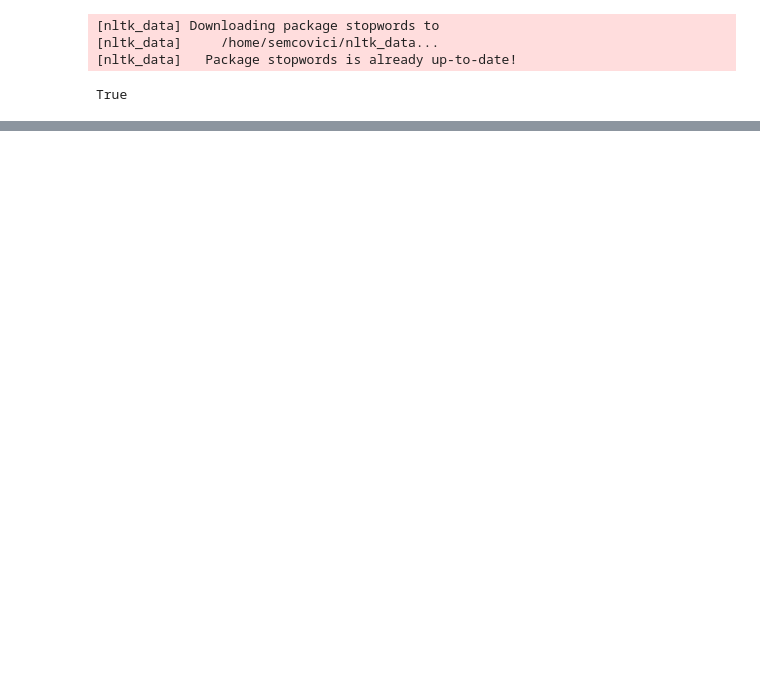
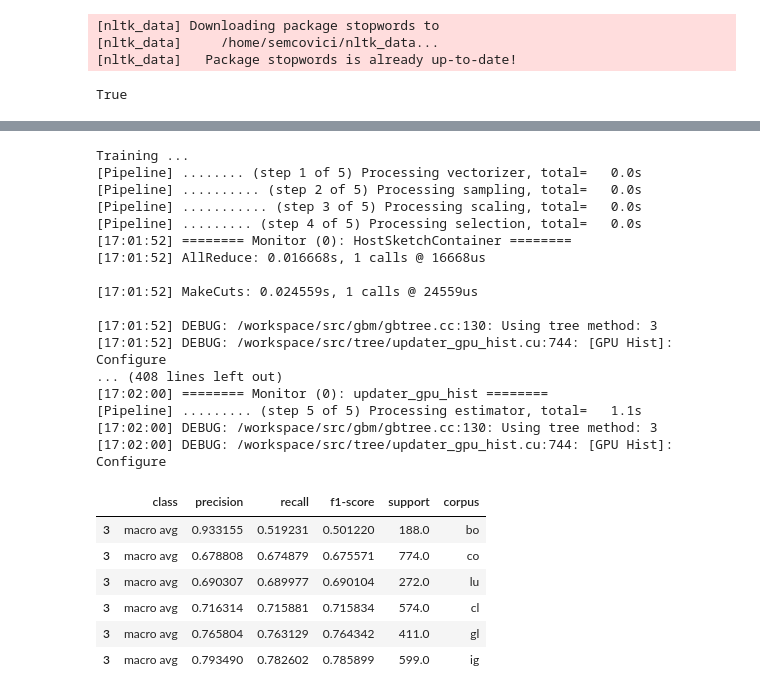
Before and after one commit to semcovici/stance-prediction-UstanceBR, a Jupyter notebook: notebooks/2.2-create_embed_model.ipynb, the cells around one changed output, grey strips where cells are left out. Cells and saved outputs as stored; diff of their text form; code cells hidden in the pictures; blank space fills up the shorter version.

```diff
--- a/notebooks/2.2-create_embed_model.ipynb
+++ b/notebooks/2.2-create_embed_model.ipynb
@@ -101,0 +185,49 @@ None
+# %%
+X_cols = [col for col in data_test.columns if 'emb' in col and 'Stance' in col]
+# %%
+# define pipeline steps
+scaling = MaxAbsScaler()
+selection = None
+estimator = XGBClassifier(
+                random_state = 42,
+                verbosity = 3,
+                device = 'cuda',
+                tree_method = 'hist'
+                )
+
+
+# get results
+df_cr, df_test_results = process_classification(
+        estimator = estimator,
+        scaling = scaling,
+        selection= selection,
+        data_tuples = list_tuples_users,
+        X_cols = X_cols
+)
+
+df_cr[df_cr['class'] == 'macro avg'].sort_values('f1-score')
+# %% [output]
+Training ...
+[Pipeline] ........ (step 1 of 5) Processing vectorizer, total=   0.0s
+[Pipeline] .......... (step 2 of 5) Processing sampling, total=   0.0s
+[Pipeline] ........... (step 3 of 5) Processing scaling, total=   0.0s
+[Pipeline] ......... (step 4 of 5) Processing selection, total=   0.0s
+[17:01:52] ======== Monitor (0): HostSketchContainer ========
+[17:01:52] AllReduce: 0.016668s, 1 calls @ 16668us
+
+[17:01:52] MakeCuts: 0.024559s, 1 calls @ 24559us
+
+[17:01:52] DEBUG: /workspace/src/gbm/gbtree.cc:130: Using tree method: 3
+[17:01:52] DEBUG: /workspace/src/tree/updater_gpu_hist.cu:744: [GPU Hist]: Configure
+... (408 lines left out)
+[17:02:00] ======== Monitor (0): updater_gpu_hist ========
+[Pipeline] ......... (step 5 of 5) Processing estimator, total=   1.1s
+[17:02:00] DEBUG: /workspace/src/gbm/gbtree.cc:130: Using tree method: 3
+[17:02:00] DEBUG: /workspace/src/tree/updater_gpu_hist.cu:744: [GPU Hist]: Configure
+|  | class | precision | recall | f1-score | support | corpus |
+| 3 | macro avg | 0.933155 | 0.519231 | 0.501220 | 188.0 | bo |
+| 3 | macro avg | 0.678808 | 0.674879 | 0.675571 | 774.0 | co |
+| 3 | macro avg | 0.690307 | 0.689977 | 0.690104 | 272.0 | lu |
+| 3 | macro avg | 0.716314 | 0.715881 | 0.715834 | 574.0 | cl |
+| 3 | macro avg | 0.765804 | 0.763129 | 0.764342 | 411.0 | gl |
+| 3 | macro avg | 0.793490 | 0.782602 | 0.785899 | 599.0 | ig |
```
Also changed, not shown: parts of 18 cells of this notebook, 1 other file.
